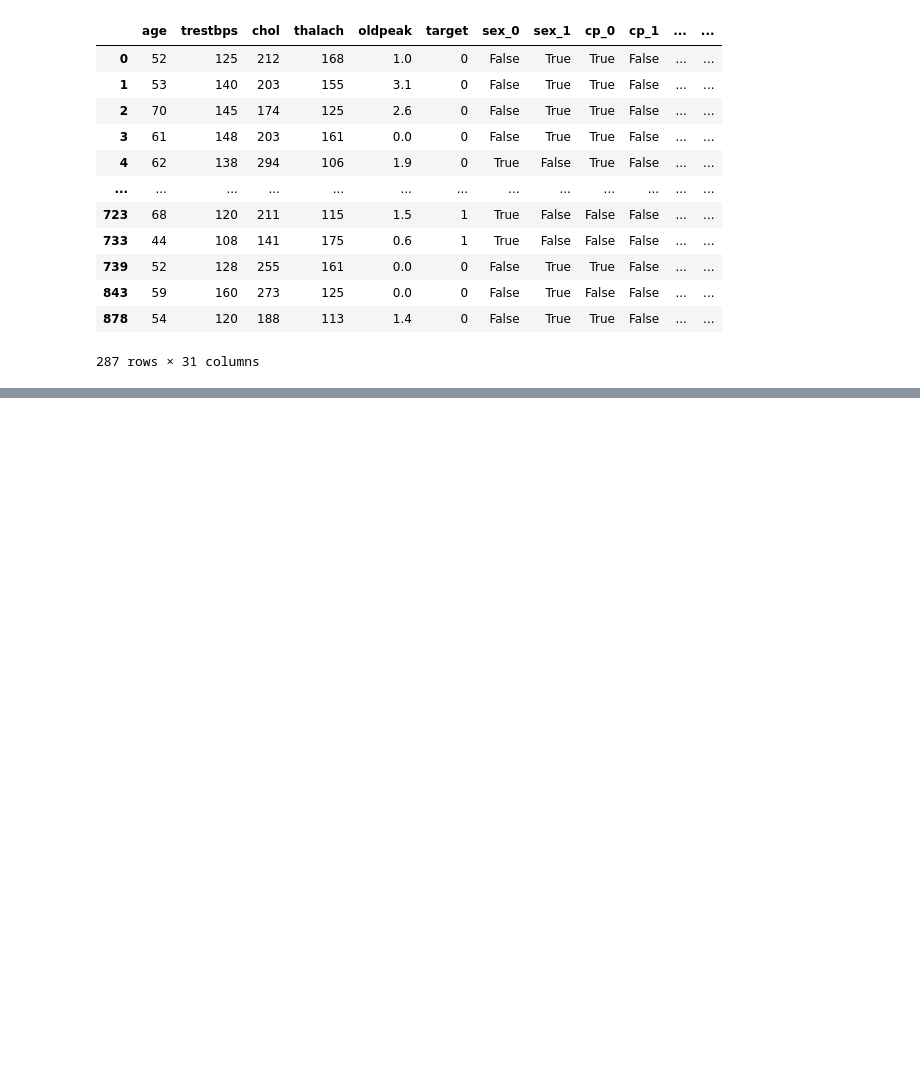
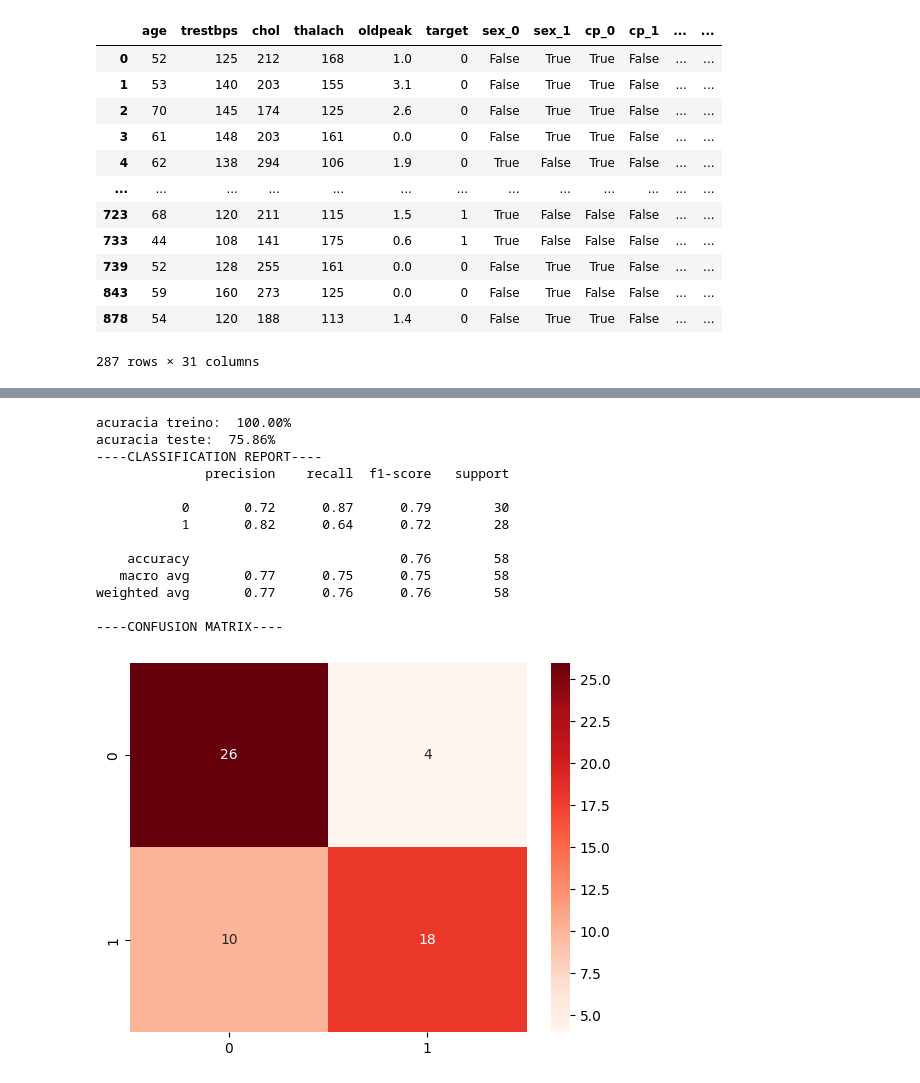
Before and after one commit to viaNNation/Heart_Disease, a Jupyter notebook: HeartDisease.ipynb, the cells around one changed output, grey strips where cells are left out. Saved outputs shown, nothing was run; the diff lists cells and outputs as text; code cells hidden in the pictures; blank space fills up the shorter version.

```diff
--- a/HeartDisease.ipynb
+++ b/HeartDisease.ipynb
@@ -268,0 +322,17 @@ hd4
+# %%
+tree_train, tree_test = relatorio_ml (hd4, DecisionTreeClassifier)
+# %% [output]
+acuracia treino:  100.00%
+acuracia teste:  75.86%
+----CLASSIFICATION REPORT----
+              precision    recall  f1-score   support
+
+           0       0.72      0.87      0.79        30
+           1       0.82      0.64      0.72        28
+
+    accuracy                           0.76        58
+   macro avg       0.77      0.75      0.75        58
+weighted avg       0.77      0.76      0.76        58
+
+----CONFUSION MATRIX----
+[figure, added]
```
Also changed, not shown: parts of 4 cells of this notebook.
